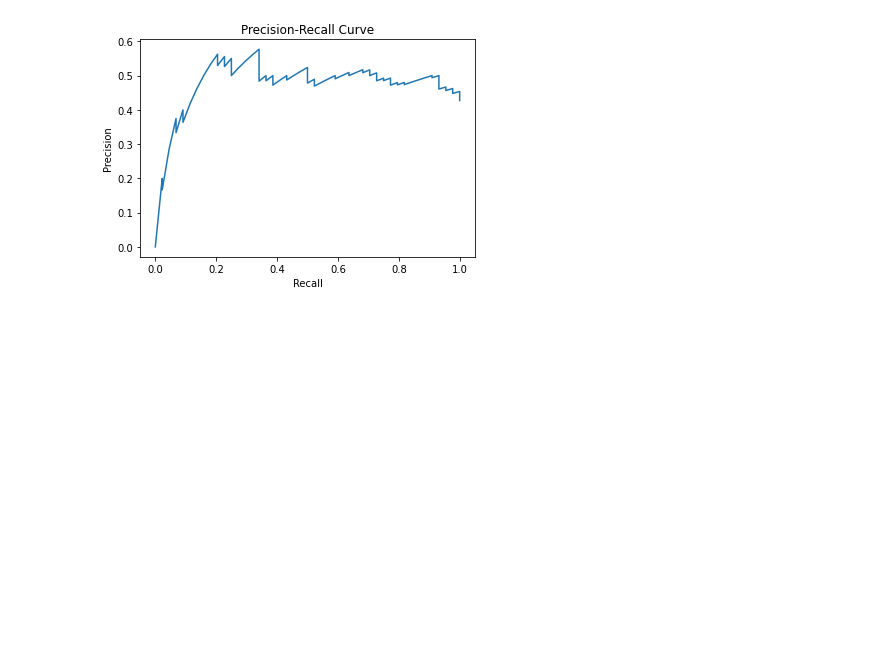
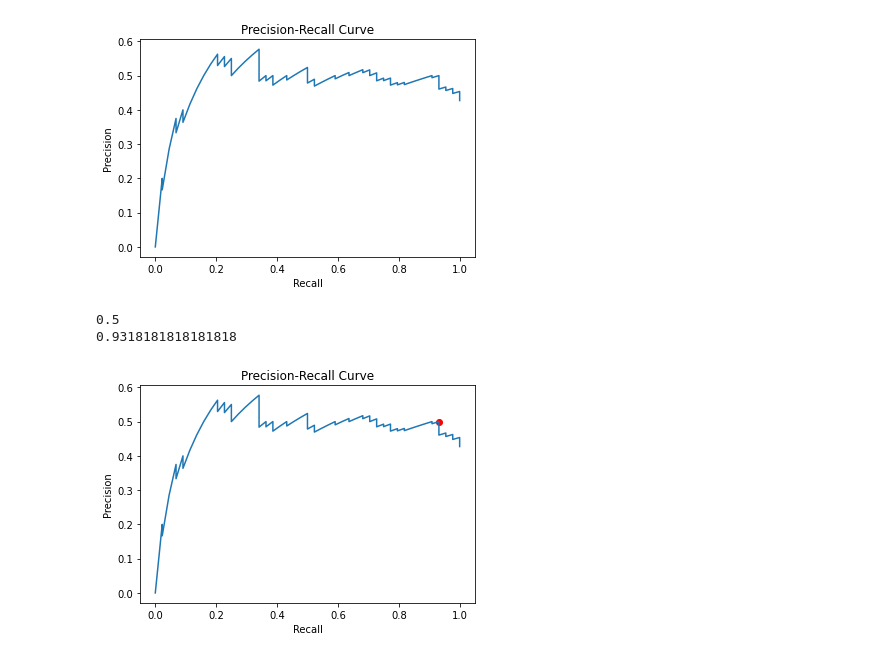
Before and after one commit to harsh21122/CSE508_Winter2023_A2_54, a Jupyter notebook: Question3.ipynb, the cells around one changed output. Saved outputs shown, nothing was run; the diff lists cells and outputs as text; code cells hidden in the pictures; blank space fills up the shorter version.

Commit message:
updated graph

```diff
--- a/Question3.ipynb
+++ b/Question3.ipynb
@@ -234,3 +234,18 @@ plt.ylabel('Precision')
 plt.show()
 # %% [output]
 [figure]
+# %%
+index = np.argmax(precision_list[80:])
+index = 80+index
+print(precision_list[index])
+print(recall_list[index])
+plt.plot(recall_list,precision_list)
+plt.scatter(recall_list[index],precision_list[index],color='red')
+plt.title('Precision-Recall Curve')
+plt.xlabel('Recall')
+plt.ylabel('Precision')
+plt.show()
+# %% [output]
+0.5
+0.9318181818181818
+[figure, added]
```
